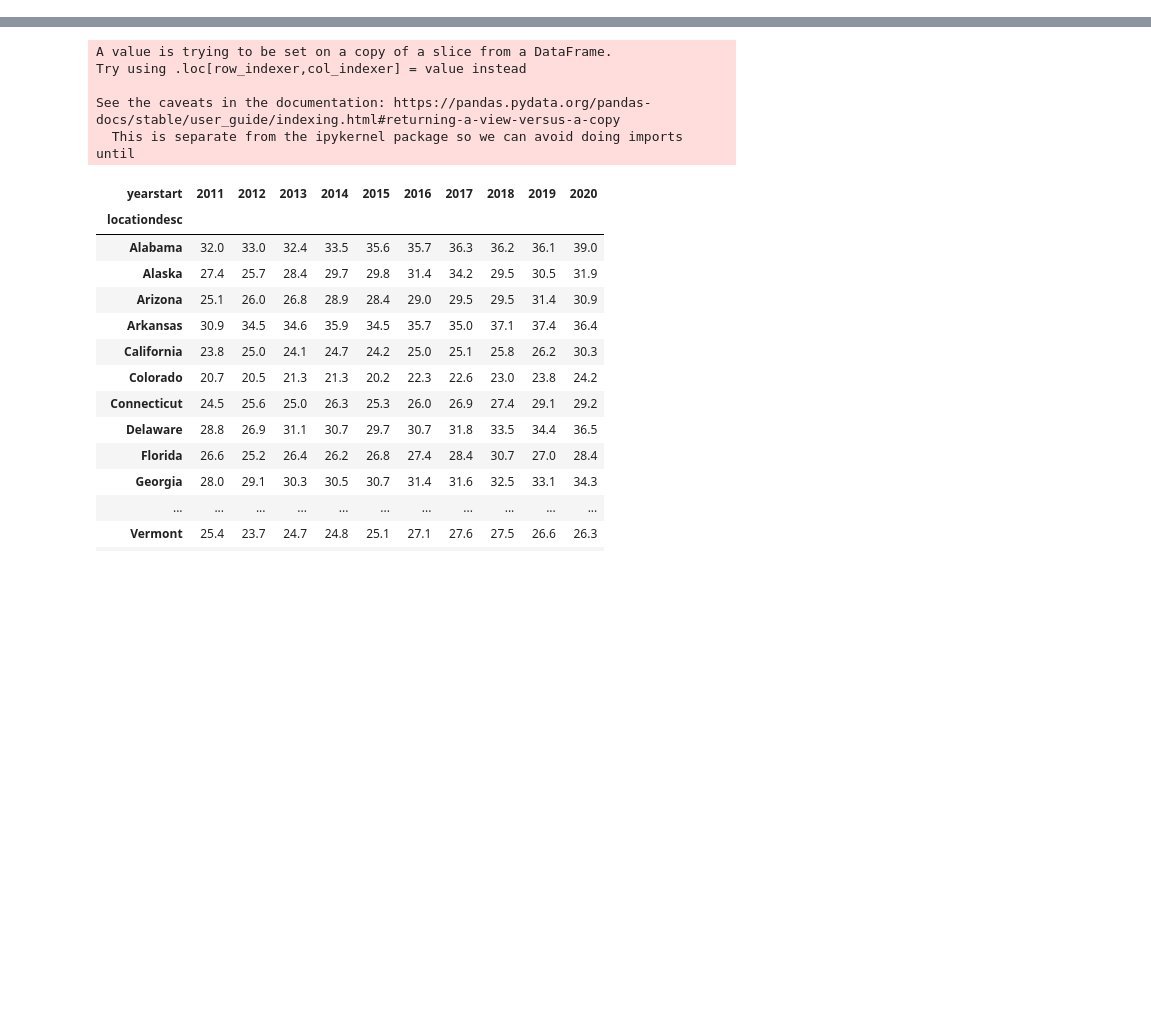
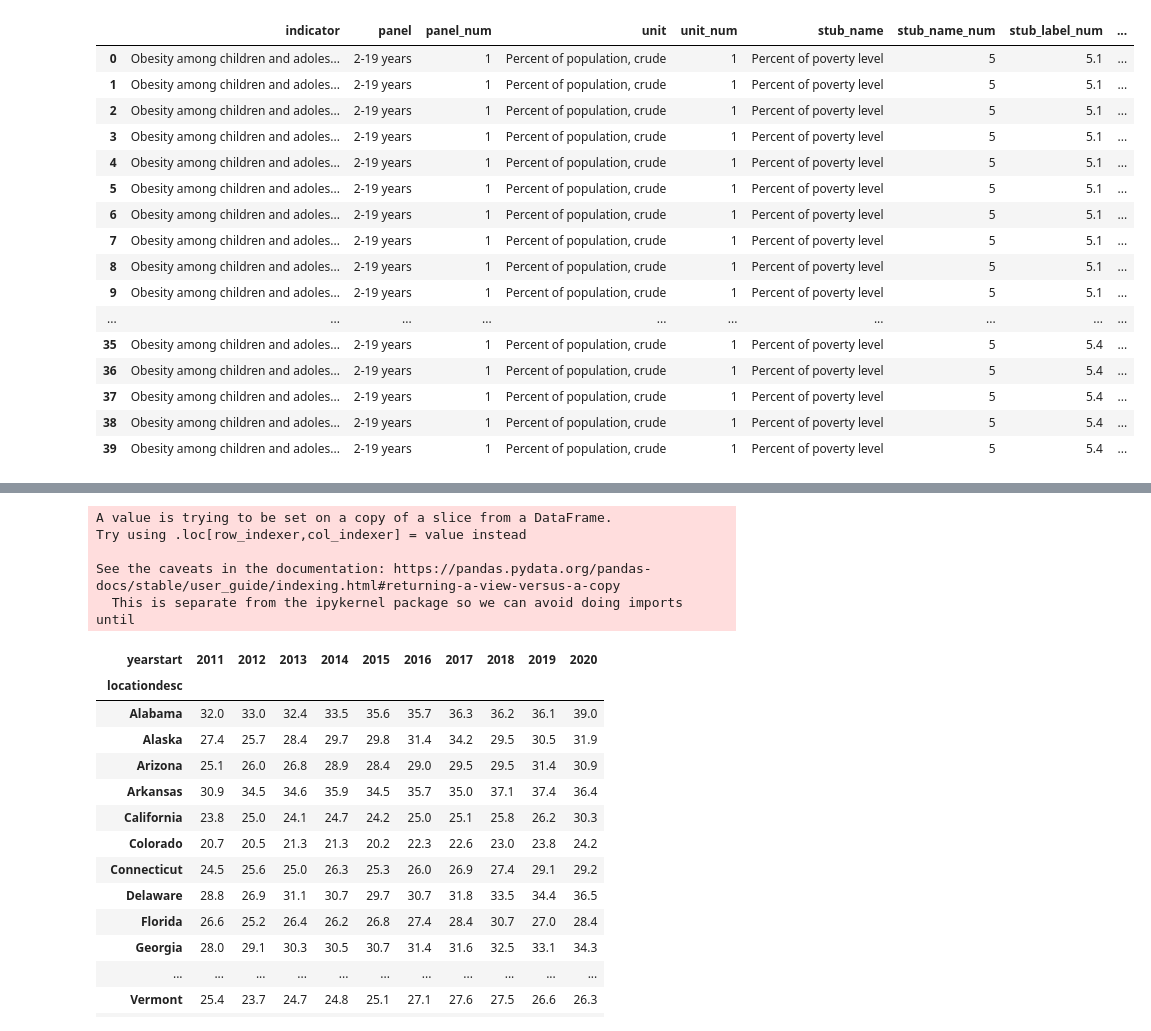
Before and after one commit to hthelander/Project-1, a Jupyter notebook: API_Obesity_dfs.ipynb, the cells around one changed output, grey strips where cells are left out. Saved outputs shown, nothing was run; the diff lists cells and outputs as text; code cells hidden in the pictures; blank space fills up the shorter version.

```diff
--- a/API_Obesity_dfs.ipynb
+++ b/API_Obesity_dfs.ipynb
@@ -80,0 +112,7 @@ data
+# %%
+panel = "panel_num=1"
+total= "&stub_name=Total"
+child_totals = requests.get(c_url + panel + total).json()
+
+child_obesity = pd.DataFrame(child_totals)
+child_obesity
@@ -80,0 +148,24 @@ data
+# %%
+w_poverty = "&stub_name='Percent of poverty level'"
+c_obesity_w_poverty = requests.get(c_url + panel + w_poverty).json()
+
+child_obesity_with_poverty = pd.DataFrame(c_obesity_w_poverty)
+child_obesity_with_poverty
+# %% [output]
+|  | indicator | panel | panel_num | unit | unit_num | stub_name | stub_name_num | stub_label_num | ... |
+| 0 | Obesity among children and adoles... | 2-19 years | 1 | Percent of population, crude | 1 | Percent of poverty level | 5 | 5.1 | ... |
+| 1 | Obesity among children and adoles... | 2-19 years | 1 | Percent of population, crude | 1 | Percent of poverty level | 5 | 5.1 | ... |
+| 2 | Obesity among children and adoles... | 2-19 years | 1 | Percent of population, crude | 1 | Percent of poverty level | 5 | 5.1 | ... |
+| 3 | Obesity among children and adoles... | 2-19 years | 1 | Percent of population, crude | 1 | Percent of poverty level | 5 | 5.1 | ... |
+| 4 | Obesity among children and adoles... | 2-19 years | 1 | Percent of population, crude | 1 | Percent of poverty level | 5 | 5.1 | ... |
+| 5 | Obesity among children and adoles... | 2-19 years | 1 | Percent of population, crude | 1 | Percent of poverty level | 5 | 5.1 | ... |
+| 6 | Obesity among children and adoles... | 2-19 years | 1 | Percent of population, crude | 1 | Percent of poverty level | 5 | 5.1 | ... |
+| 7 | Obesity among children and adoles... | 2-19 years | 1 | Percent of population, crude | 1 | Percent of poverty level | 5 | 5.1 | ... |
+| 8 | Obesity among children and adoles... | 2-19 years | 1 | Percent of population, crude | 1 | Percent of poverty level | 5 | 5.1 | ... |
+| 9 | Obesity among children and adoles... | 2-19 years | 1 | Percent of population, crude | 1 | Percent of poverty level | 5 | 5.1 | ... |
+| ... | ... | ... | ... | ... | ... | ... | ... | ... | ... |
+| 35 | Obesity among children and adoles... | 2-19 years | 1 | Percent of population, crude | 1 | Percent of poverty level | 5 | 5.4 | ... |
+| 36 | Obesity among children and adoles... | 2-19 years | 1 | Percent of population, crude | 1 | Percent of poverty level | 5 | 5.4 | ... |
+| 37 | Obesity among children and adoles... | 2-19 years | 1 | Percent of population, crude | 1 | Percent of poverty level | 5 | 5.4 | ... |
+| 38 | Obesity among children and adoles... | 2-19 years | 1 | Percent of population, crude | 1 | Percent of poverty level | 5 | 5.4 | ... |
+| 39 | Obesity among children and adoles... | 2-19 years | 1 | Percent of population, crude | 1 | Percent of poverty level | 5 | 5.4 | ... |
```
Also changed, not shown: parts of 42 cells of this notebook, 7 other files.
